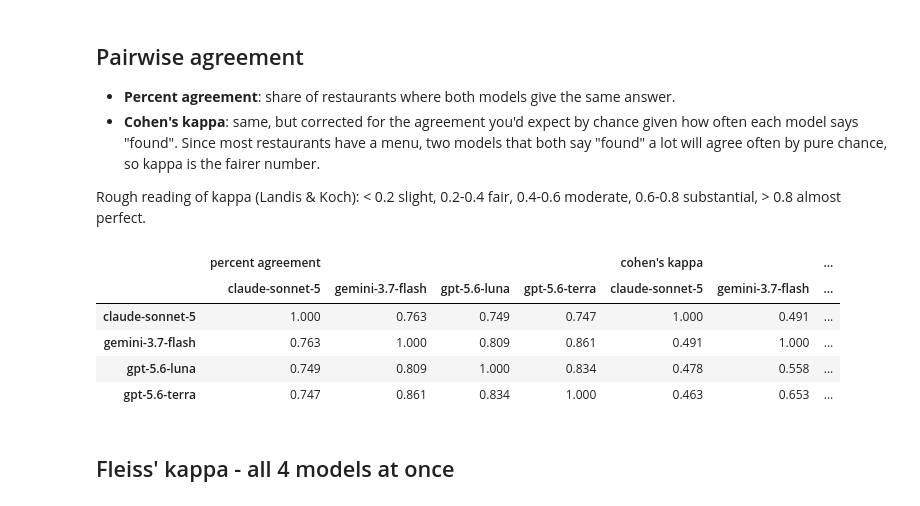
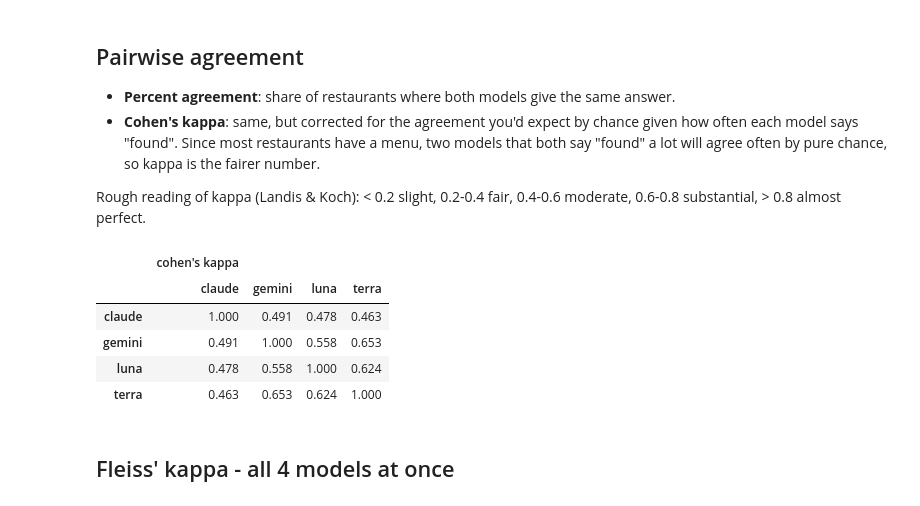
Before and after one commit to rakulmaria/cph-menu-finder, a Jupyter notebook: src/cph-menu-finder/analyser_10percent_sample_run.ipynb, the cells around one changed output. Saved outputs shown, nothing was run; the diff lists cells and outputs as text; code cells hidden in the pictures.

```diff
--- a/src/cph-menu-finder/analyser_10percent_sample_run.ipynb
+++ b/src/cph-menu-finder/analyser_10percent_sample_run.ipynb
@@ -223,6 +229,11 @@ for f in files:
     dfs.append(answer)
 
 df = pd.concat(dfs, ignore_index=True)
+
+df["model"] = df["model"].str.extract(
+    r"(claude|gemini|luna|terra)",
+    expand=False,
+)
 df.head()
 # %% [output]
 |  | id | name | hasFoundMenu | menuLink | format | source | websiteUri | model |
@@ -326,21 +337,19 @@ This leavus us with **165** restaurant IDs that are ambigous, which we would hav
 
 Rough reading of kappa (Landis & Koch): < 0.2 slight, 0.2-0.4 fair, 0.4-0.6 moderate, 0.6-0.8 substantial, > 0.8 almost perfect.
 # %%
-pct_agreement = pd.DataFrame(1.0, index=models, columns=models)
 cohen = pd.DataFrame(1.0, index=models, columns=models)
 
 for model_1, model_2 in combinations(models, 2):
     pct = accuracy_score(found[model_1], found[model_2])
     k = cohen_kappa_score(found[model_1], found[model_2])
-    pct_agreement.loc[model_1, model_2] = pct_agreement.loc[model_2, model_1] = pct
     cohen.loc[model_1, model_2] = cohen.loc[model_2, model_1] = k
 
-pd.concat({'percent agreement': pct_agreement, "cohen's kappa": cohen}, axis=1).round(3)
+pd.concat({"cohen's kappa": cohen}, axis=1).round(3)
 # %% [output]
-|  | percent agreement |  |  |  | cohen's kappa |  | ... |
-|  | claude-sonnet-5 | gemini-3.7-flash | gpt-5.6-luna | gpt-5.6-terra | claude-sonnet-5 | gemini-3.7-flash | ... |
-| claude-sonnet-5 | 1.000 | 0.763 | 0.749 | 0.747 | 1.000 | 0.491 | ... |
-| gemini-3.7-flash | 0.763 | 1.000 | 0.809 | 0.861 | 0.491 | 1.000 | ... |
-| gpt-5.6-luna | 0.749 | 0.809 | 1.000 | 0.834 | 0.478 | 0.558 | ... |
-| gpt-5.6-terra | 0.747 | 0.861 | 0.834 | 1.000 | 0.463 | 0.653 | ... |
+|  | cohen's kappa |  |  |  |
+|  | claude | gemini | luna | terra |
+| claude | 1.000 | 0.491 | 0.478 | 0.463 |
+| gemini | 0.491 | 1.000 | 0.558 | 0.653 |
+| luna | 0.478 | 0.558 | 1.000 | 0.624 |
+| terra | 0.463 | 0.653 | 0.624 | 1.000 |
 # %%
```
Also changed, not shown: parts of 13 cells of this notebook, 2 other files.
